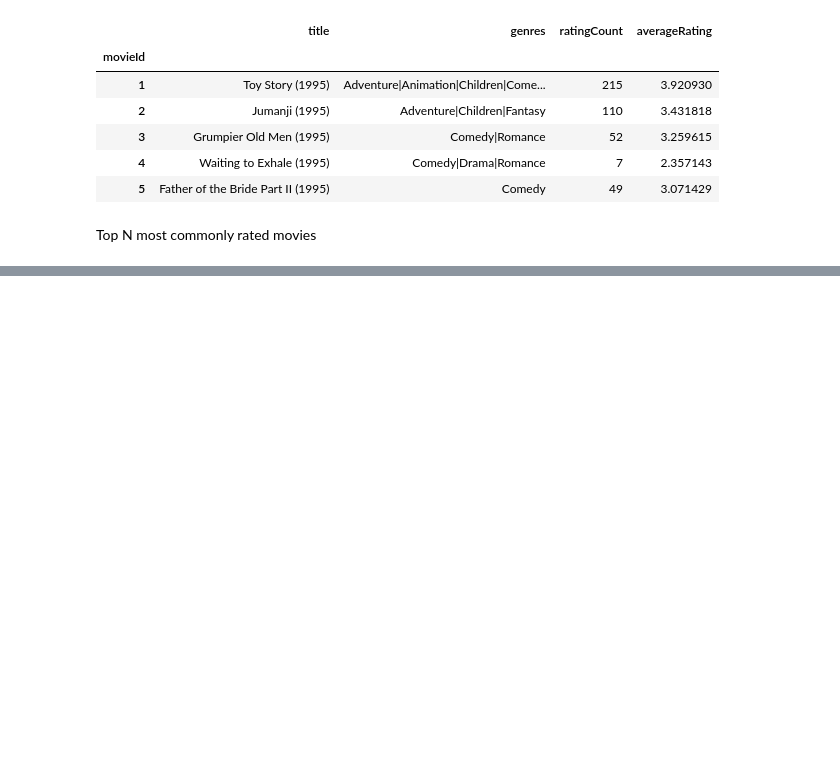
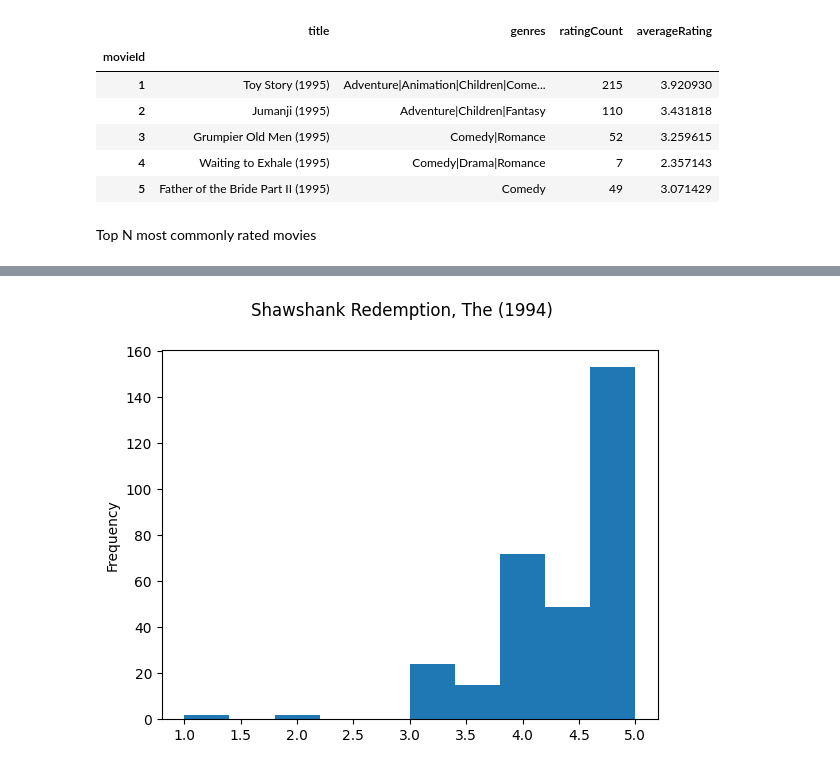
Before and after one commit to rishiso/fa22-recommendation, a Jupyter notebook: data_exploration.ipynb, the cells around one changed output, grey strips where cells are left out. Cells and saved outputs as stored; diff of their text form; code cells hidden in the pictures; blank space fills up the shorter version.

```diff
--- a/data_exploration.ipynb
+++ b/data_exploration.ipynb
@@ -175,0 +194,4 @@ movies_data.nlargest(top_N, columns="ratingCount")
+# %%
+plot_movie_rating_dist(318)
+# %% [output]
+[figure, added]
```
Also changed, not shown: parts of 8 cells of this notebook.
